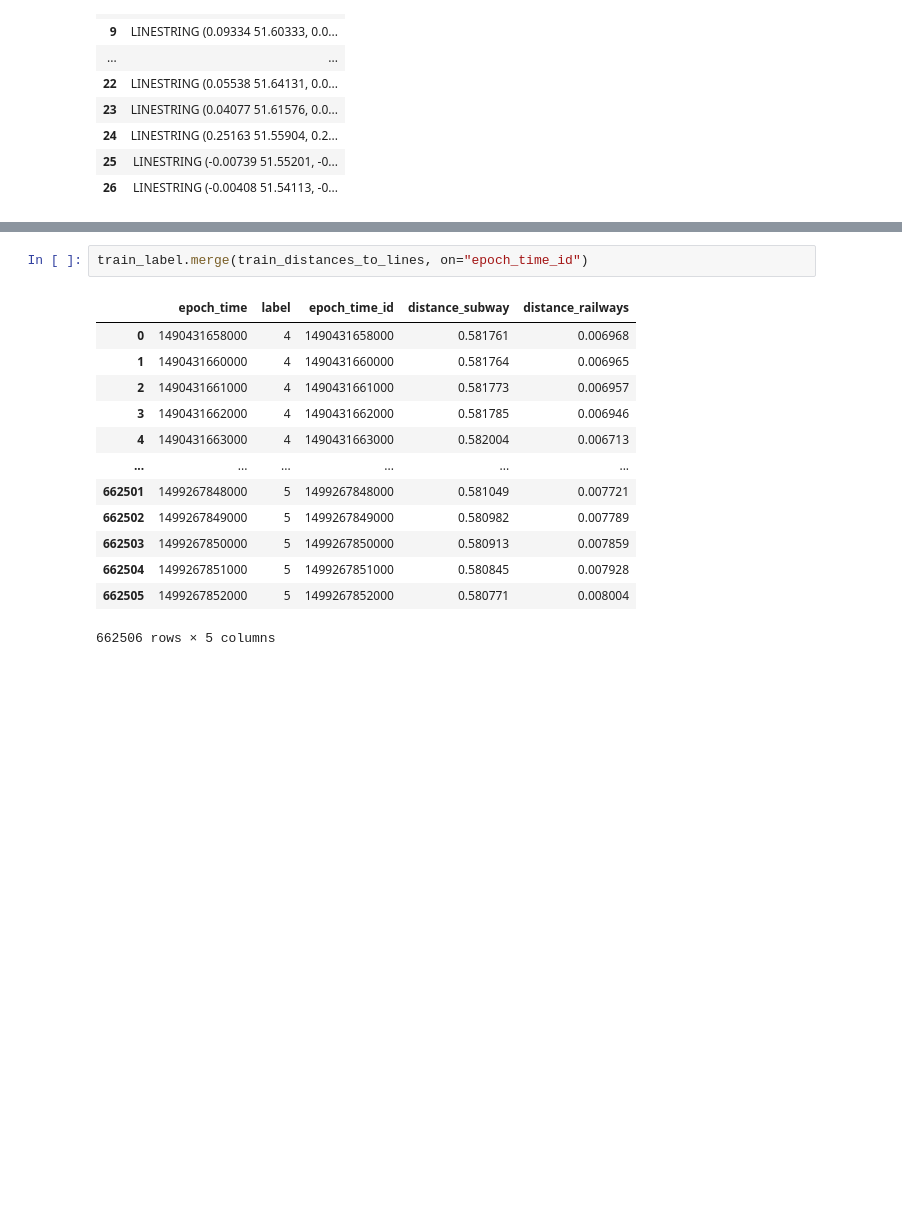
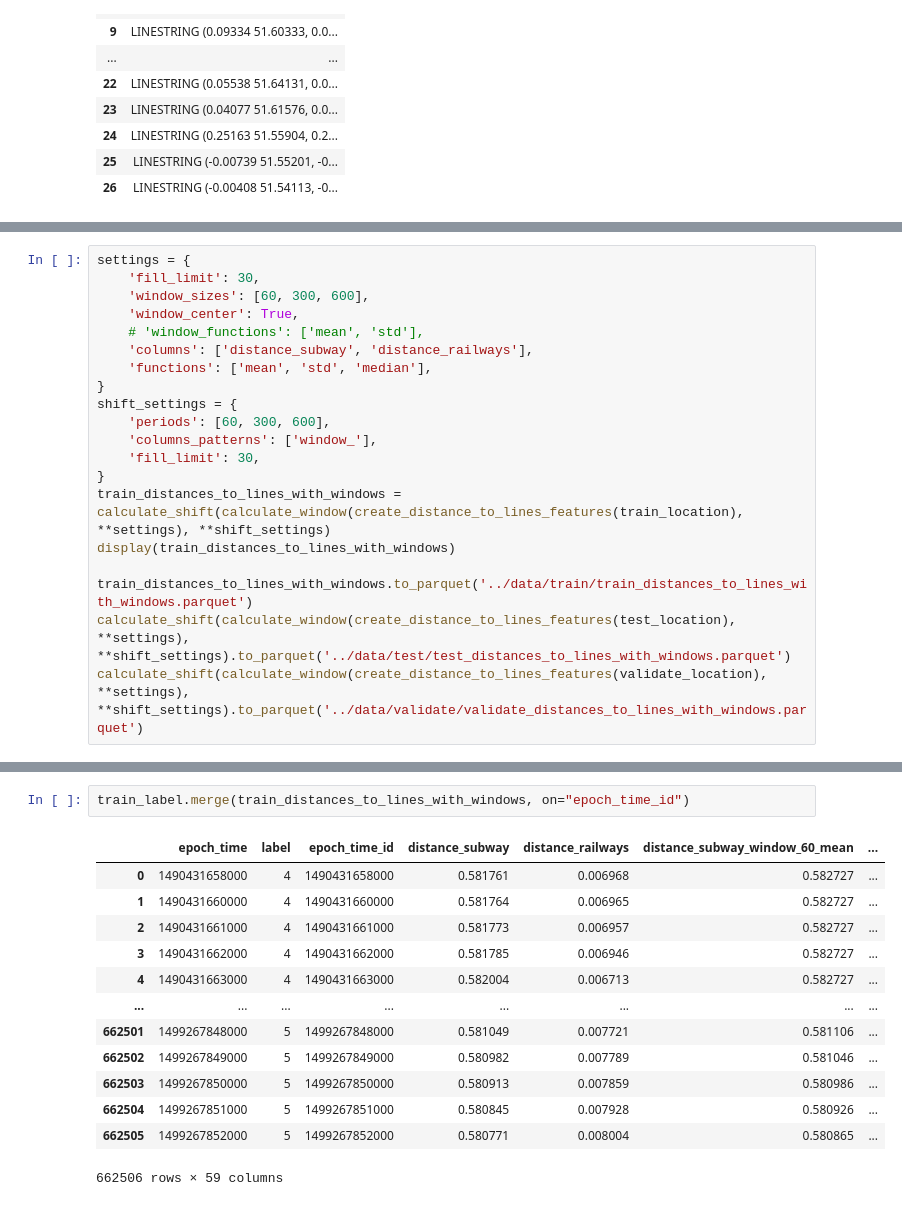
Before and after one commit to dbalabka/shl-activity-recognition-2021, a Jupyter notebook: notebooks/features_distance_to_points.ipynb, the cells around one changed output, grey strips where cells are left out. Cells and saved outputs as stored; diff of their text form; blank space fills up the shorter version.

Commit message:
Add window stats to point wise distance

```diff
--- a/notebooks/features_distance_to_points.ipynb
+++ b/notebooks/features_distance_to_points.ipynb
@@ -230,0 +210,20 @@ create_distance_to_lines_features(validate_location).to_parquet('../data/validat
+# %%
+settings = {
+    'fill_limit': 30,
+    'window_sizes': [60, 300, 600],
+    'window_center': True,
+    # 'window_functions': ['mean', 'std'],
+    'columns': ['distance_subway', 'distance_railways'],
+    'functions': ['mean', 'std', 'median'],
+}
+shift_settings = {
+    'periods': [60, 300, 600],
+    'columns_patterns': ['window_'],
+    'fill_limit': 30,
+}
+train_distances_to_lines_with_windows = calculate_shift(calculate_window(create_distance_to_lines_features(train_location), **settings), **shift_settings)
+display(train_distances_to_lines_with_windows)
+
+train_distances_to_lines_with_windows.to_parquet('../data/train/train_distances_to_lines_with_windows.parquet')
+calculate_shift(calculate_window(create_distance_to_lines_features(test_location), **settings), **shift_settings).to_parquet('../data/test/test_distances_to_lines_with_windows.parquet')
+calculate_shift(calculate_window(create_distance_to_lines_features(validate_location), **settings), **shift_settings).to_parquet('../data/validate/validate_distances_to_lines_with_windows.parquet')
@@ -231,16 +244,16 @@ create_distance_to_lines_features(validate_location).to_parquet('../data/validat
 # %%
-train_label.merge(train_distances_to_lines, on="epoch_time_id")
+train_label.merge(train_distances_to_lines_with_windows, on="epoch_time_id")
 # %% [output]
-|  | epoch_time | label | epoch_time_id | distance_subway | distance_railways |
-| 0 | 1490431658000 | 4 | 1490431658000 | 0.581761 | 0.006968 |
-| 1 | 1490431660000 | 4 | 1490431660000 | 0.581764 | 0.006965 |
-| 2 | 1490431661000 | 4 | 1490431661000 | 0.581773 | 0.006957 |
-| 3 | 1490431662000 | 4 | 1490431662000 | 0.581785 | 0.006946 |
-| 4 | 1490431663000 | 4 | 1490431663000 | 0.582004 | 0.006713 |
-| ... | ... | ... | ... | ... | ... |
-| 662501 | 1499267848000 | 5 | 1499267848000 | 0.581049 | 0.007721 |
-| 662502 | 1499267849000 | 5 | 1499267849000 | 0.580982 | 0.007789 |
-| 662503 | 1499267850000 | 5 | 1499267850000 | 0.580913 | 0.007859 |
-| 662504 | 1499267851000 | 5 | 1499267851000 | 0.580845 | 0.007928 |
-| 662505 | 1499267852000 | 5 | 1499267852000 | 0.580771 | 0.008004 |
+|  | epoch_time | label | epoch_time_id | distance_subway | distance_railways | distance_subway_window_60_mean | ... |
+| 0 | 1490431658000 | 4 | 1490431658000 | 0.581761 | 0.006968 | 0.582727 | ... |
+| 1 | 1490431660000 | 4 | 1490431660000 | 0.581764 | 0.006965 | 0.582727 | ... |
+| 2 | 1490431661000 | 4 | 1490431661000 | 0.581773 | 0.006957 | 0.582727 | ... |
+| 3 | 1490431662000 | 4 | 1490431662000 | 0.581785 | 0.006946 | 0.582727 | ... |
+| 4 | 1490431663000 | 4 | 1490431663000 | 0.582004 | 0.006713 | 0.582727 | ... |
+| ... | ... | ... | ... | ... | ... | ... | ... |
+| 662501 | 1499267848000 | 5 | 1499267848000 | 0.581049 | 0.007721 | 0.581106 | ... |
+| 662502 | 1499267849000 | 5 | 1499267849000 | 0.580982 | 0.007789 | 0.581046 | ... |
+| 662503 | 1499267850000 | 5 | 1499267850000 | 0.580913 | 0.007859 | 0.580986 | ... |
+| 662504 | 1499267851000 | 5 | 1499267851000 | 0.580845 | 0.007928 | 0.580926 | ... |
+| 662505 | 1499267852000 | 5 | 1499267852000 | 0.580771 | 0.008004 | 0.580865 | ... |
-662506 rows × 5 columns
+662506 rows × 59 columns
```
Also changed, not shown: parts of 5 cells of this notebook.
